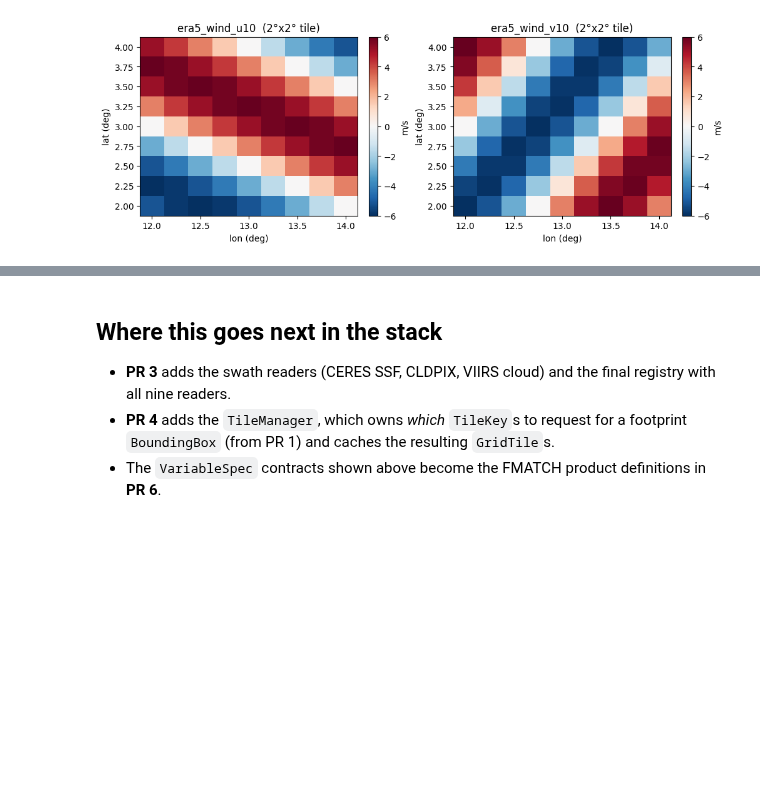
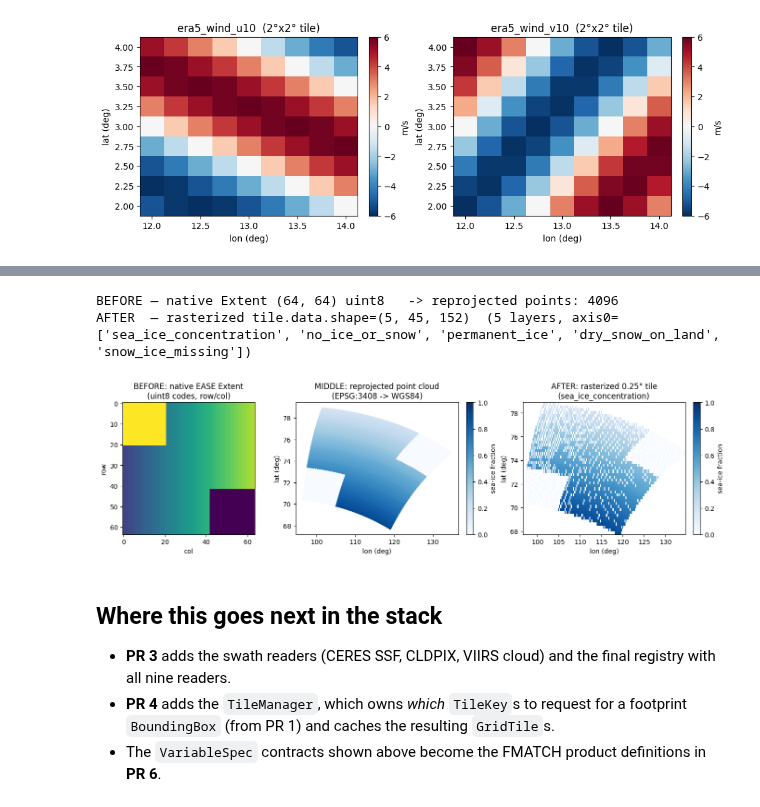
Before and after one commit to LASP-Libera/libera_utils, a Jupyter notebook: notebooks/02_readers_gridded.ipynb, the cells around one changed output, grey strips where cells are left out. Saved outputs shown, nothing was run; the diff lists cells and outputs as text; code cells hidden in the pictures; blank space fills up the shorter version.

```diff
--- a/notebooks/02_readers_gridded.ipynb
+++ b/notebooks/02_readers_gridded.ipynb
@@ -199,3 +393,52 @@ nise  (SSMIS, 25.0 km): nise_sea_ice_concentration, nise_sea_ice_concentration_s
+# %%
+# Synthetic Northern EASE-Grid Extent block, placed off-pole so it lands on a compact
+# mid-Arctic region. The reader's _read_extent_sds seam is stubbed (as the unit tests do);
+# the real pyproj EPSG:3408 -> WGS84 reprojection and rasterization then run for real.
+n = 64
+nise = ReaderRegistry.get("nise")(
+    workdir / "nise_dummy.hdfeos",
+    grid_rows=n,
+    grid_cols=n,
+    resolution_m=15_000.0,
+    x_origin=1_200_000.0,
+    y_origin=1_200_000.0,
+)
+(workdir / "nise_dummy.hdfeos").write_bytes(b"")
+extent = np.tile(np.linspace(20, 90, n).astype(np.uint8), (n, 1))  # sea-ice % ramp
+extent[: n // 3, : n // 3] = 101  # permanent-ice corner
+extent[2 * n // 3 :, 2 * n // 3 :] = 0  # open-water corner
+nise._read_extent_sds = lambda token=None: extent
+
+ni_lats, ni_lons, ni_vals = nise._load_points  # reprojected + split into 5 layers
+bbox = BoundingBox(
+    float(ni_lats.min()), float(ni_lats.max()), float(ni_lons.min()), float(ni_lons.max()), False, True, False
+)
+ni_data, ni_tlats, ni_tlons = nise._load_spatial_region(bbox)
+print(f"BEFORE — native Extent {extent.shape} uint8   -> reprojected points: {ni_lats.size}")
+print(f"AFTER  — rasterized tile.data.shape={ni_data.shape}  (5 layers, axis0={[v.name for v in nise.VARIABLES]})")
+# %% [output]
+BEFORE — native Extent (64, 64) uint8   -> reprojected points: 4096
+AFTER  — rasterized tile.data.shape=(5, 45, 152)  (5 layers, axis0=['sea_ice_concentration', 'no_ice_or_snow', 'permanent_ice', 'dry_snow_on_land', 'snow_ice_missing'])
+# %%
+fig, axes = plt.subplots(1, 3, figsize=(13.5, 3.8), constrained_layout=True)
+axes[0].imshow(extent, cmap="viridis")
+axes[0].set_title("BEFORE: native EASE Extent\n(uint8 codes, row/col)")
+axes[0].set_xlabel("col")
+axes[0].set_ylabel("row")
+sic = ni_vals[0]  # sea_ice_concentration layer (fraction)
+sc = axes[1].scatter(ni_lons, ni_lats, c=sic, cmap="Blues", vmin=0, vmax=1, s=8)
+axes[1].set_title("MIDDLE: reprojected point cloud\n(EPSG:3408 -> WGS84)")
+axes[1].set_xlabel("lon (deg)")
+axes[1].set_ylabel("lat (deg)")
+fig.colorbar(sc, ax=axes[1], label="sea-ice fraction")
+im = axes[2].pcolormesh(ni_tlons, ni_tlats, ni_data[0], cmap="Blues", vmin=0, vmax=1, shading="auto")
+axes[2].set_title("AFTER: rasterized 0.25° tile\n(sea_ice_concentration)")
+axes[2].set_xlabel("lon (deg)")
+axes[2].set_ylabel("lat (deg)")
+fig.colorbar(im, ax=axes[2], label="sea-ice fraction")
+plt.show()
+# %% [output]
+[figure, added]
 # %% [markdown]
 ## Where this goes next in the stack
 
```
Also changed, not shown: parts of 25 cells of this notebook.
